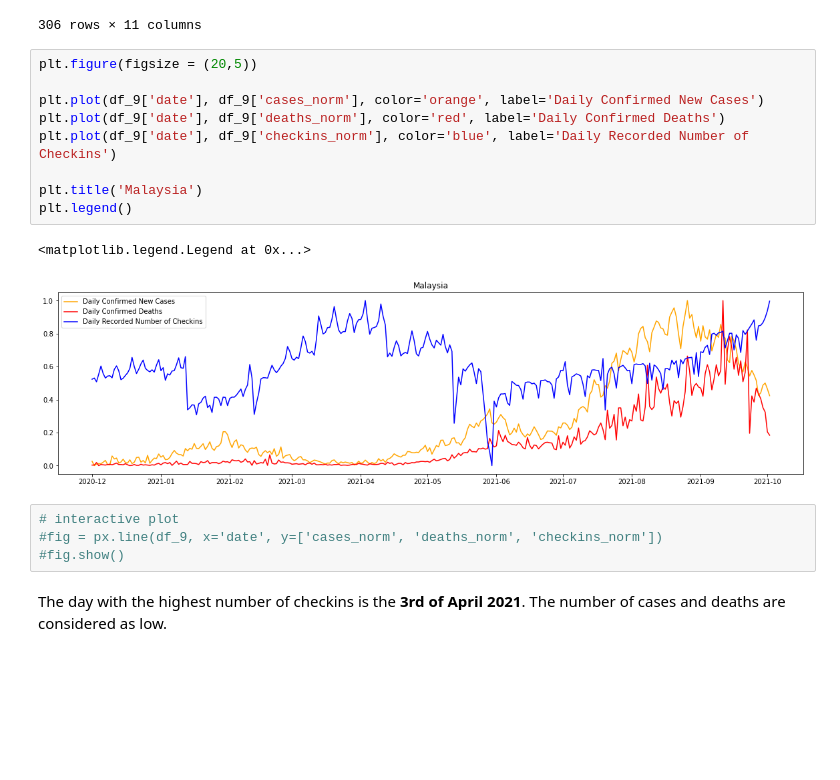
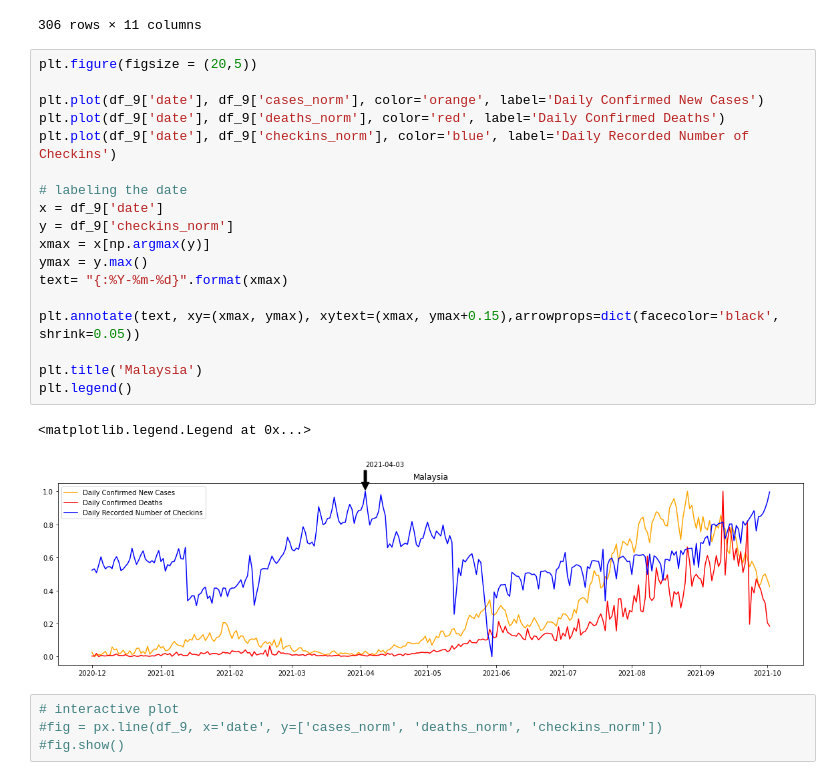
Before and after one commit to BingQuanChua/COVID-19-Msia-Cases-And-Vaccination, a Jupyter notebook: EDA_Questions.ipynb, the cells around one changed output. Drawn from its saved outputs; the diff is of its cells as text; blank space fills up the shorter version.

```diff
--- a/EDA_Questions.ipynb
+++ b/EDA_Questions.ipynb
@@ -386,18 +397,25 @@ df_9
 # %%
 plt.figure(figsize = (20,5))
 
 plt.plot(df_9['date'], df_9['cases_norm'], color='orange', label='Daily Confirmed New Cases')
 plt.plot(df_9['date'], df_9['deaths_norm'], color='red', label='Daily Confirmed Deaths')
 plt.plot(df_9['date'], df_9['checkins_norm'], color='blue', label='Daily Recorded Number of Checkins')
 
+# labeling the date
+x = df_9['date']
+y = df_9['checkins_norm']
+xmax = x[np.argmax(y)]
+ymax = y.max()
+text= "{:%Y-%m-%d}".format(xmax)
+
+plt.annotate(text, xy=(xmax, ymax), xytext=(xmax, ymax+0.15),arrowprops=dict(facecolor='black', shrink=0.05))
+
 plt.title('Malaysia')
 plt.legend()
 # %% [output]
 <matplotlib.legend.Legend at 0x...>
-[figure, old version]
+[figure, new version]
 # %%
 # interactive plot
 #fig = px.line(df_9, x='date', y=['cases_norm', 'deaths_norm', 'checkins_norm'])
 #fig.show()
-# %% [markdown]
-The day with the highest number of checkins is the **3rd of April 2021**. The number of cases and deaths are considered as low.
```
Also changed, not shown: parts of 27 cells of this notebook, 30 other files.
